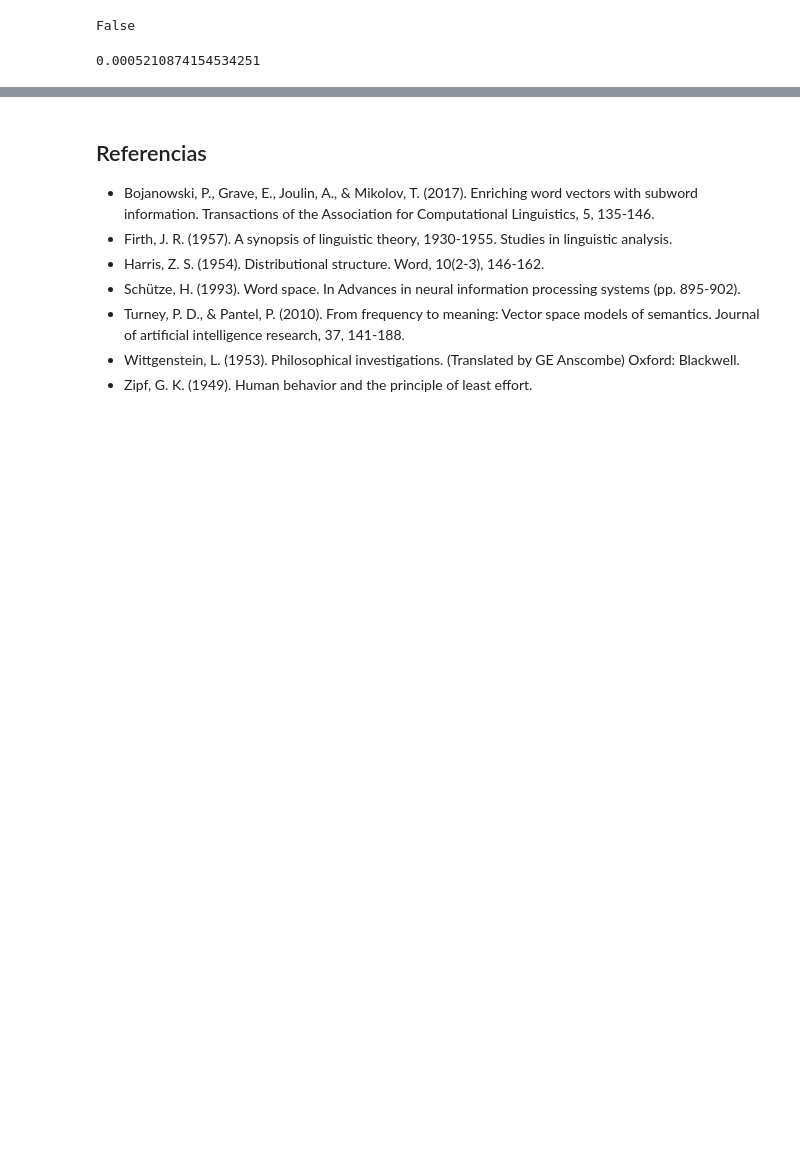
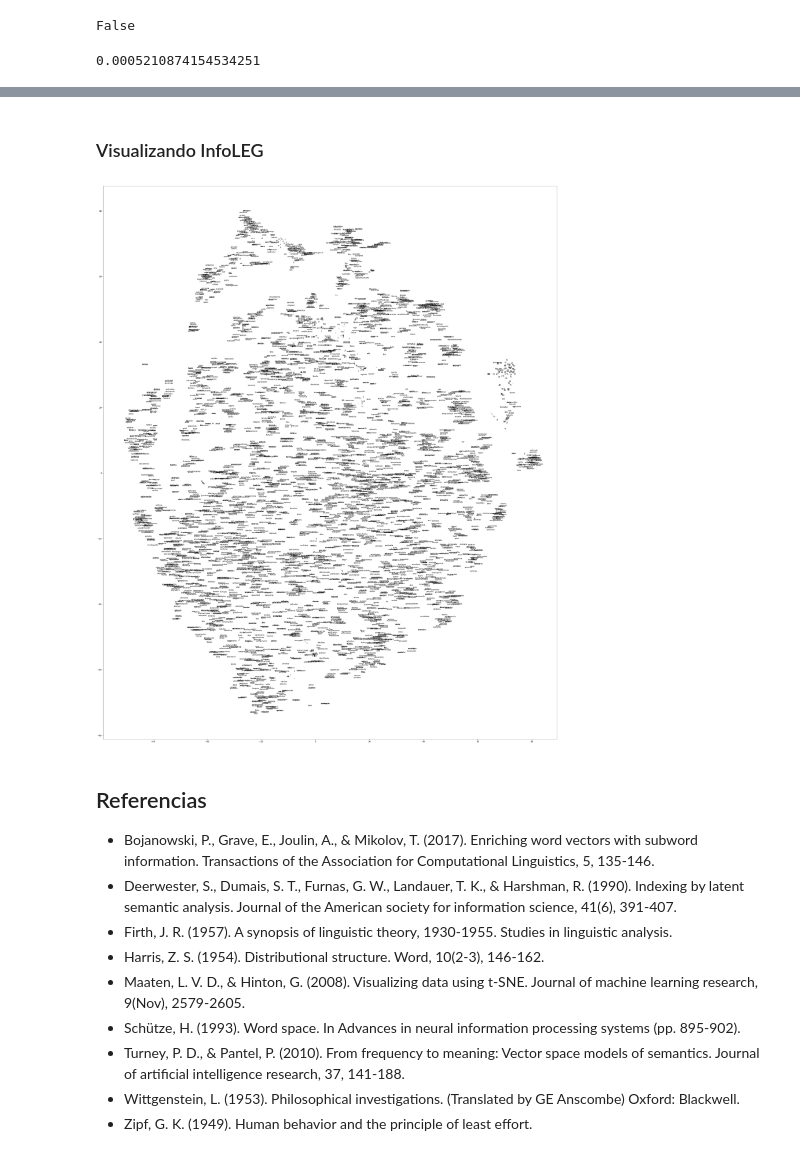
Before and after one commit to PLN-FaMAF/text-mining-2019, a Jupyter notebook: representacion_de_palabras.ipynb, the cells around one changed output, grey strips where cells are left out. Cells and saved outputs as stored; diff of their text form; code cells hidden in the pictures; blank space fills up the shorter version.

```diff
--- a/representacion_de_palabras.ipynb
+++ b/representacion_de_palabras.ipynb
@@ -704,9 +862,17 @@ vsm.cosine(subrepresentado, representado)
+# %% [markdown]
+### Visualizando InfoLEG
+# %%
+vsm.tsne_viz(infoleg20_ppmi)
+# %% [output]
+[figure, added]
 # %% [markdown]
 ## Referencias
 
 - Bojanowski, P., Grave, E., Joulin, A., & Mikolov, T. (2017). Enriching word vectors with subword information. Transactions of the Association for Computational Linguistics, 5, 135-146.
+- Deerwester, S., Dumais, S. T., Furnas, G. W., Landauer, T. K., & Harshman, R. (1990). Indexing by latent semantic analysis. Journal of the American society for information science, 41(6), 391-407.
 - Firth, J. R. (1957). A synopsis of linguistic theory, 1930-1955. Studies in linguistic analysis.
 - Harris, Z. S. (1954). Distributional structure. Word, 10(2-3), 146-162.
+- Maaten, L. V. D., & Hinton, G. (2008). Visualizing data using t-SNE. Journal of machine learning research, 9(Nov), 2579-2605.
 - Schütze, H. (1993). Word space. In Advances in neural information processing systems (pp. 895-902).
 - Turney, P. D., & Pantel, P. (2010). From frequency to meaning: Vector space models of semantics. Journal of artificial intelligence research, 37, 141-188.
 - Wittgenstein, L. (1953). Philosophical investigations. (Translated by GE Anscombe) Oxford: Blackwell.
```
Also changed, not shown: parts of 22 cells of this notebook, 2 other files.
